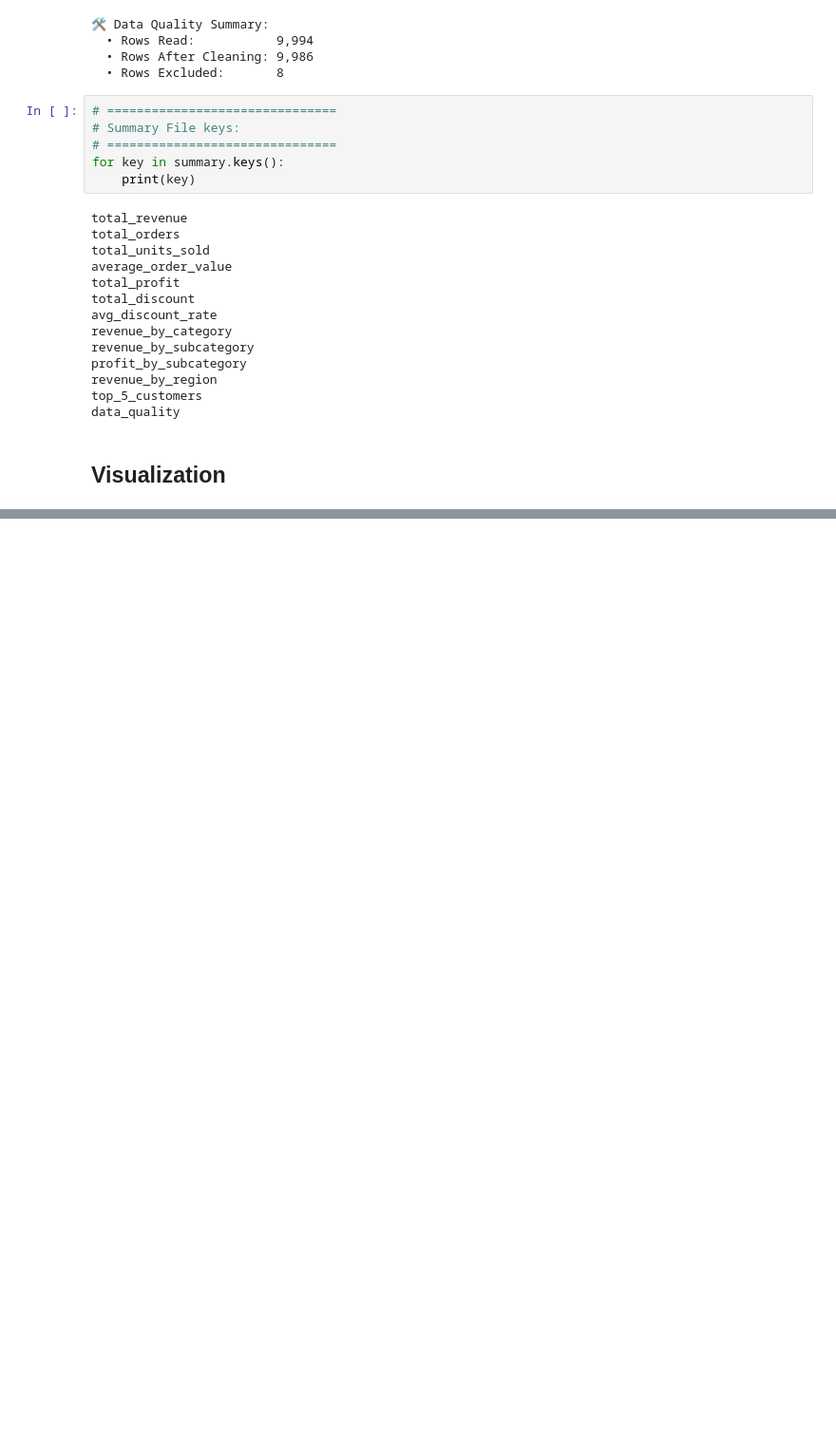
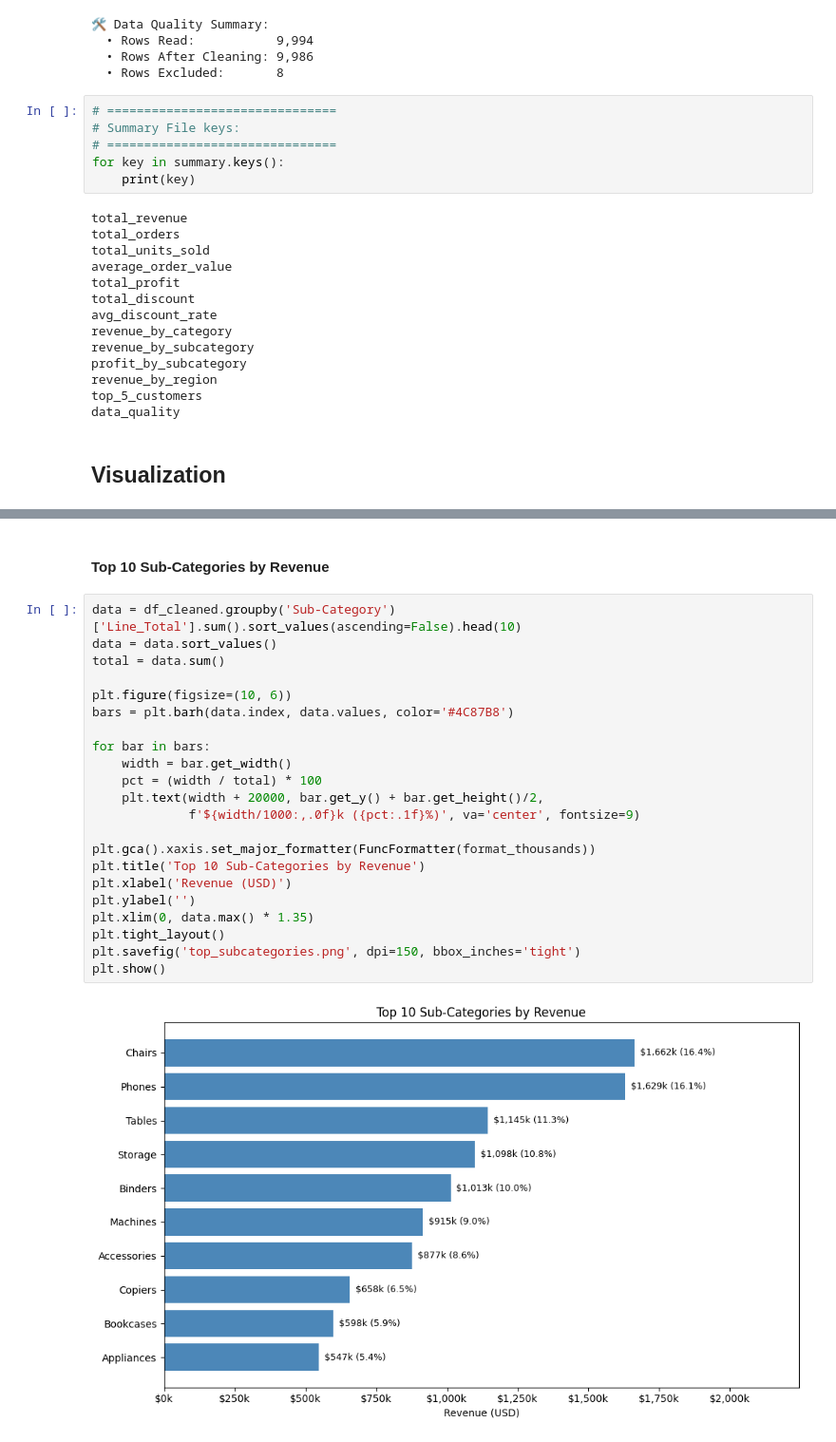
Before and after one commit to adilshah150139/Sales-Exploratory-Enalysis-Python, a Jupyter notebook: NoteBookes/Sales_Analysis.ipynb, the cells around one changed output, grey strips where cells are left out. Shown at 95% size. Drawn from its saved outputs; the diff is of its cells as text; blank space fills up the shorter version.

```diff
--- a/NoteBookes/Sales_Analysis.ipynb
+++ b/NoteBookes/Sales_Analysis.ipynb
@@ -662,0 +633,26 @@ plt.show()
+# %% [markdown]
+#### Top 10 Sub-Categories by Revenue
+# %%
+data = df_cleaned.groupby('Sub-Category')['Line_Total'].sum().sort_values(ascending=False).head(10)
+data = data.sort_values()
+total = data.sum()
+
+plt.figure(figsize=(10, 6))
+bars = plt.barh(data.index, data.values, color='#4C87B8')
+
+for bar in bars:
+    width = bar.get_width()
+    pct = (width / total) * 100
+    plt.text(width + 20000, bar.get_y() + bar.get_height()/2,
+             f'${width/1000:,.0f}k ({pct:.1f}%)', va='center', fontsize=9)
+
+plt.gca().xaxis.set_major_formatter(FuncFormatter(format_thousands))
+plt.title('Top 10 Sub-Categories by Revenue')
+plt.xlabel('Revenue (USD)')
+plt.ylabel('')
+plt.xlim(0, data.max() * 1.35)
+plt.tight_layout()
+plt.savefig('top_subcategories.png', dpi=150, bbox_inches='tight')
+plt.show()
+# %% [output]
+[figure, added]
```
Also changed, not shown: parts of 12 cells of this notebook.
